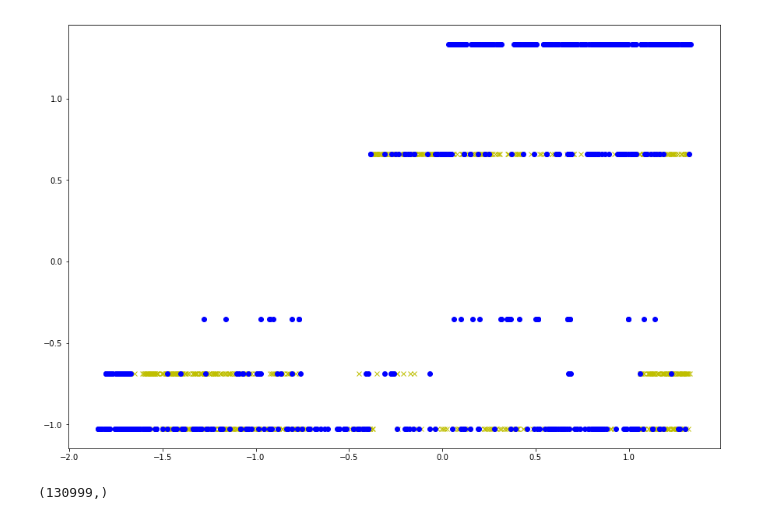
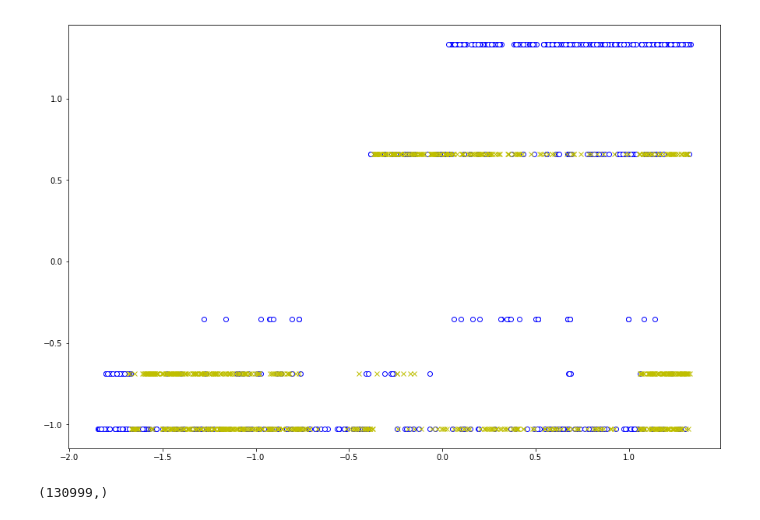
Before and after one commit to frolovconst/workshop_kaggle_0, a Jupyter notebook: solution.ipynb, the cells around one changed output. Drawn from its saved outputs; the diff is of its cells as text; code cells hidden in the pictures.

Commit message:
data plotting added

```diff
--- a/solution.ipynb
+++ b/solution.ipynb
@@ -30,11 +30,11 @@ theta_init = np.zeros((n+1,1))
 # %%
 fig = plt.figure(figsize=[15,10])
 sample_size = 800
+plt.plot(x[np.where(y[:,0]==0)[0],2][:sample_size], x[np.where(y[:,0]==0)[0],3][:sample_size], 'wo', markeredgecolor='b')
 plt.plot(x[np.where(y[:,0]==1)[0],2][:sample_size], x[np.where(y[:,0]==1)[0],3][:sample_size], 'yx')
-plt.plot(x[np.where(y[:,0]==0)[0],2][:sample_size], x[np.where(y[:,0]==0)[0],3][:sample_size], 'bo')
 plt.show()
 # %% [output]
-[figure, old version]
+[figure, new version]
 # %%
 np.where(y[:,0]==1)[0].shape
 # %% [output]
```
Also changed, not shown: parts of 1 cell of this notebook.
